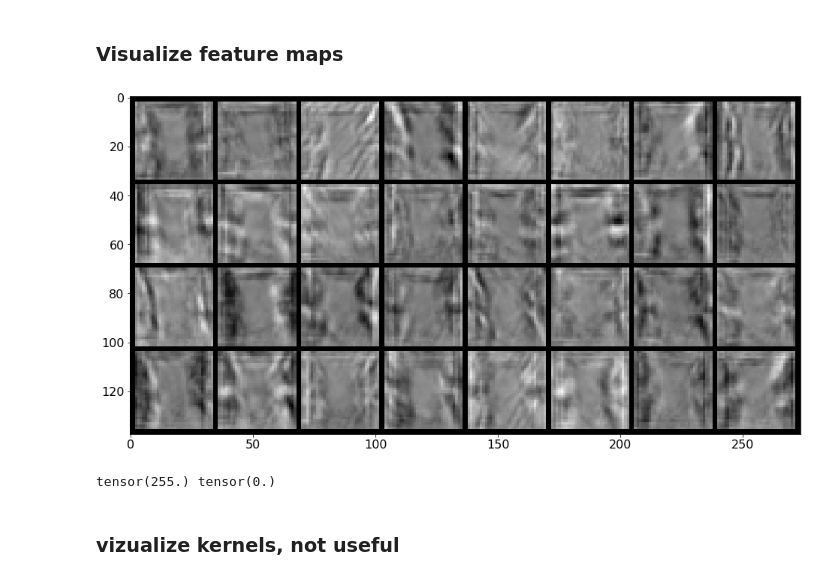
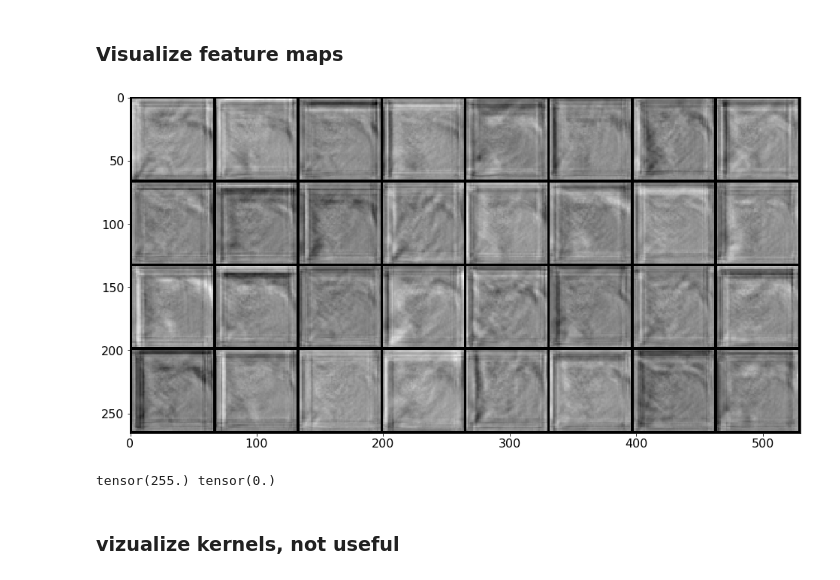
Before and after one commit to HugoCote/Assignment-1-Part-3, a Jupyter notebook: dev1num3.ipynb, the cells around one changed output. Cells and saved outputs as stored; diff of their text form; code cells hidden in the pictures.

```diff
--- a/dev1num3.ipynb
+++ b/dev1num3.ipynb
@@ -735,9 +917,9 @@ else :
 
 lr = 0.0001
 optimizer = optim.SGD(cudanet.parameters(), lr=lr, momentum=0, weight_decay=0)
-nb_epoch  = 300
+nb_epoch  = 30
 # %%
-batch_size = 1*32
+batch_size = 1*16
 
 # train_loader = torch.utils.data.DataLoader(train_dataset_norm, batch_size=batch_size,sampler=train_sampler, num_workers=num_workers)
 train_loader = torch.utils.data.DataLoader(train_dataset_augm, batch_size=batch_size,sampler=train_sampler, num_workers=num_workers)
@@ -818,7 +1000,7 @@ time required =  42448.312  s
 # %% [markdown]
 #### test accuracy of the current state on validation dataset
 # %%
-batch_size = 8*64
+batch_size = 4*64
 # validation_loader = torch.utils.data.DataLoader(train_dataset_norm, batch_size=batch_size,sampler=valid_sampler, num_workers=num_workers)
 validation_loader = torch.utils.data.DataLoader(train_dataset_augm, batch_size=batch_size,sampler=valid_sampler, num_workers=num_workers)
 
@@ -1059,32 +1237,32 @@ for i,(name,layer) in enumerate(cudanet.named_parameters(),1) :
 # %%
 del net
 # %%
-net = Classifier1()
+net = Classifier1b()
 net.load_state_dict(cudanet.state_dict(),strict=False)
 # %% [markdown]
 ### Visualize feature maps
 # %%
 activation = {}
 def get_activation(name):
     def hook(model, input, output):
         activation[name] = output.detach()
     return hook
 
-layer = "3" # display all feature map of sample_image from layer
+layer = "2" # display all feature map of sample_image from layer
 with torch.no_grad() :
     #print( net._modules )
     net.conv._modules[layer].register_forward_hook(get_activation(layer))
     output = net(sample_image.unsqueeze(0))
 
     act = activation[layer].squeeze().unsqueeze(1)
     # print(act.size())
     act = act - act.min()
     act = act / act.max() * 255
 
 imshow(torchvision.utils.make_grid(act ))
 print(act.max(),act.min())
 # %% [output]
-[figure, old version]
+[figure, new version]
 tensor(255.) tensor(0.)
 # %% [markdown]
 ### vizualize kernels, not useful
```
Also changed, not shown: parts of 18 cells of this notebook, 11 other files.
